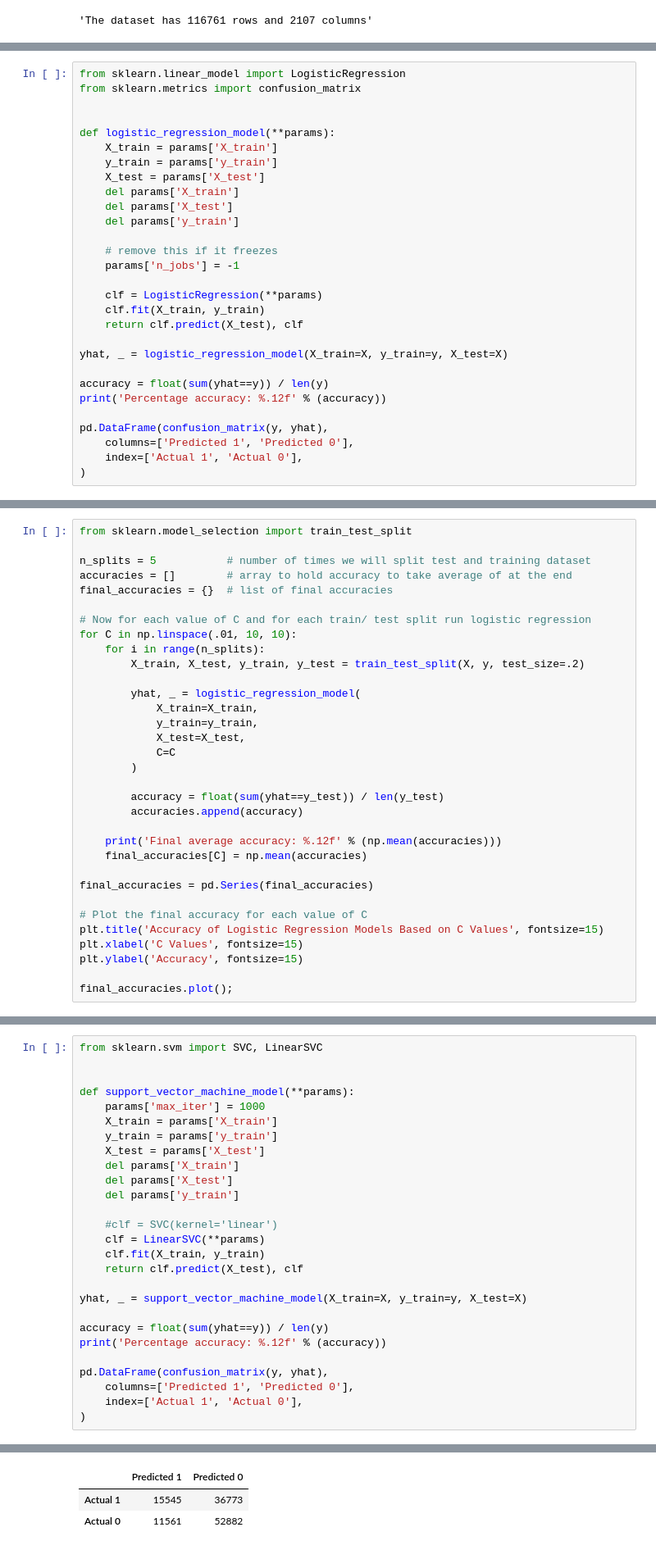
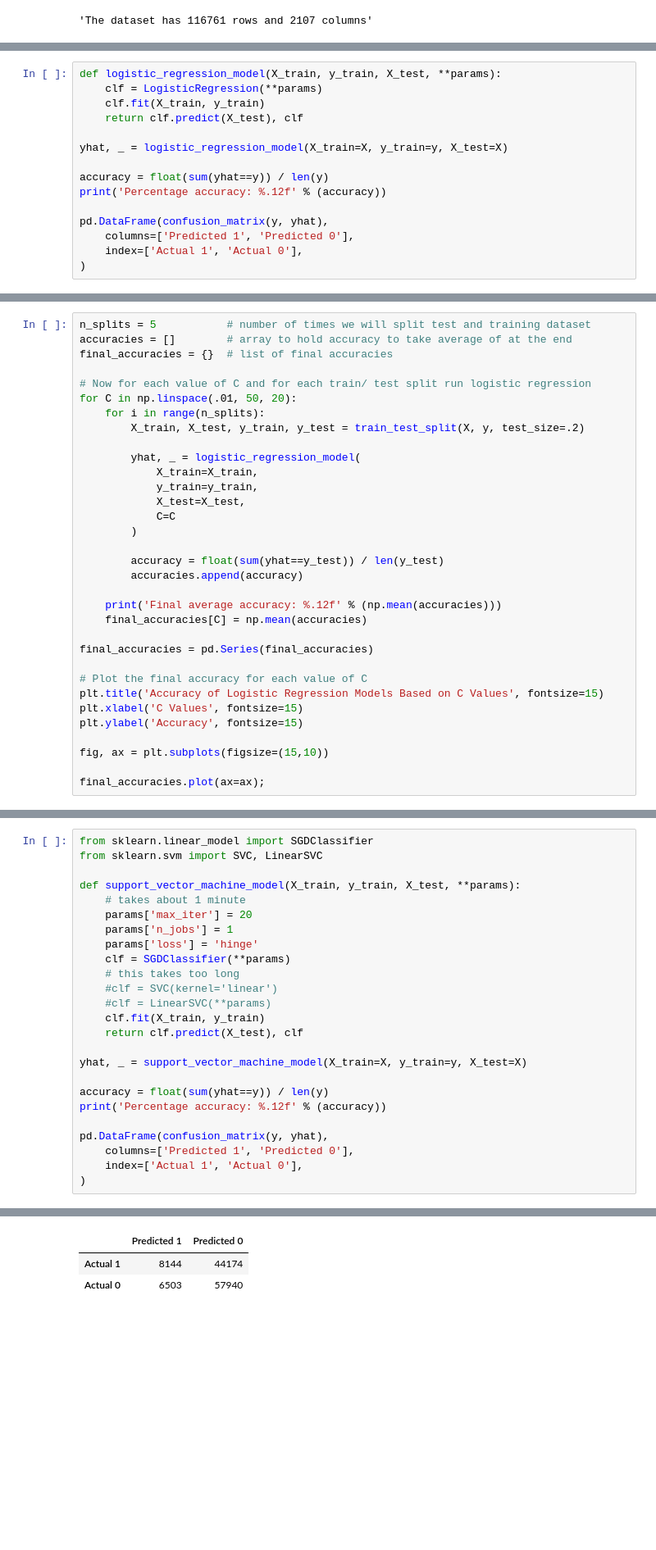
Before and after one commit to post2web/data_mining_group_project, a Jupyter notebook: notebooks/kaitlin.ipynb, the cells around one changed output, grey strips where cells are left out. Shown at 82% size. Saved outputs shown, nothing was run; the diff lists cells and outputs as text; blank space fills up the shorter version.

```diff
--- a/notebooks/kaitlin.ipynb
+++ b/notebooks/kaitlin.ipynb
@@ -99,21 +102,7 @@ Create a logistic regression model and a support vector machine model for the cl
 ## Logistic Regression
 For the logistic regression model, we created a function that took in X_train and Y_train from the original data set to test for X_test from the modified dataset. The accuracy of the logistic regression prediction for positive or negative logerror was compared with that of the original, where a confusion matrix was made to show percentage accuracy. Due to the complexity of the dataset, we are slightly better than 50% accuracy.
 # %%
-from sklearn.linear_model import LogisticRegression
-from sklearn.metrics import confusion_matrix
-
-
-def logistic_regression_model(**params):
-    X_train = params['X_train']
-    y_train = params['y_train']
-    X_test = params['X_test']
-    del params['X_train']
-    del params['X_test']
-    del params['y_train']
-
-    # remove this if it freezes
-    params['n_jobs'] = -1
-
+def logistic_regression_model(X_train, y_train, X_test, **params):
     clf = LogisticRegression(**params)
     clf.fit(X_train, y_train)
     return clf.predict(X_test), clf
@@ -139,14 +128,12 @@ First, we want to do the 80/20 split 5 times and average those results to get a
 
 Second, we want to see how changing the value of C will effect the accuracy.  To do this we have another for loop which sets C at 10 linear increments from 0.01 to 10.
 # %%
-from sklearn.model_selection import train_test_split
-
 n_splits = 5           # number of times we will split test and training dataset
 accuracies = []        # array to hold accuracy to take average of at the end
 final_accuracies = {}  # list of final accuracies
 
 # Now for each value of C and for each train/ test split run logistic regression
-for C in np.linspace(.01, 10, 10):
+for C in np.linspace(.01, 50, 20):
     for i in range(n_splits):
         X_train, X_test, y_train, y_test = train_test_split(X, y, test_size=.2)
 
@@ -170,5 +157,7 @@ plt.title('Accuracy of Logistic Regression Models Based on C Values', fontsize=1
 plt.xlabel('C Values', fontsize=15)
 plt.ylabel('Accuracy', fontsize=15)
 
-final_accuracies.plot();
+fig, ax = plt.subplots(figsize=(15,10))
+
+final_accuracies.plot(ax=ax);
 # %% [output]
@@ -228,18 +218,16 @@ For the support vector machine model, we created a function that took in X_train
 # %%
+from sklearn.linear_model import SGDClassifier
 from sklearn.svm import SVC, LinearSVC
 
-
-def support_vector_machine_model(**params):
-    params['max_iter'] = 1000
-    X_train = params['X_train']
-    y_train = params['y_train']
-    X_test = params['X_test']
-    del params['X_train']
-    del params['X_test']
-    del params['y_train']
-
+def support_vector_machine_model(X_train, y_train, X_test, **params):
+    # takes about 1 minute
+    params['max_iter'] = 20
+    params['n_jobs'] = 1
+    params['loss'] = 'hinge'
+    clf = SGDClassifier(**params)
+    # this takes too long
     #clf = SVC(kernel='linear')
-    clf = LinearSVC(**params)
+    #clf = LinearSVC(**params)
     clf.fit(X_train, y_train)
     return clf.predict(X_test), clf
 
@@ -257,5 +245,5 @@ Percentage accuracy: 0.59
 |  | Predicted 1 | Predicted 0 |
-| Actual 1 | 15545 | 36773 |
-| Actual 0 | 11561 | 52882 |
+| Actual 1 | 8144 | 44174 |
+| Actual 0 | 6503 | 57940 |
 # %% [markdown]
 # to do: evaluate performance for SVM
```
Also changed, not shown: parts of 20 cells of this notebook.
